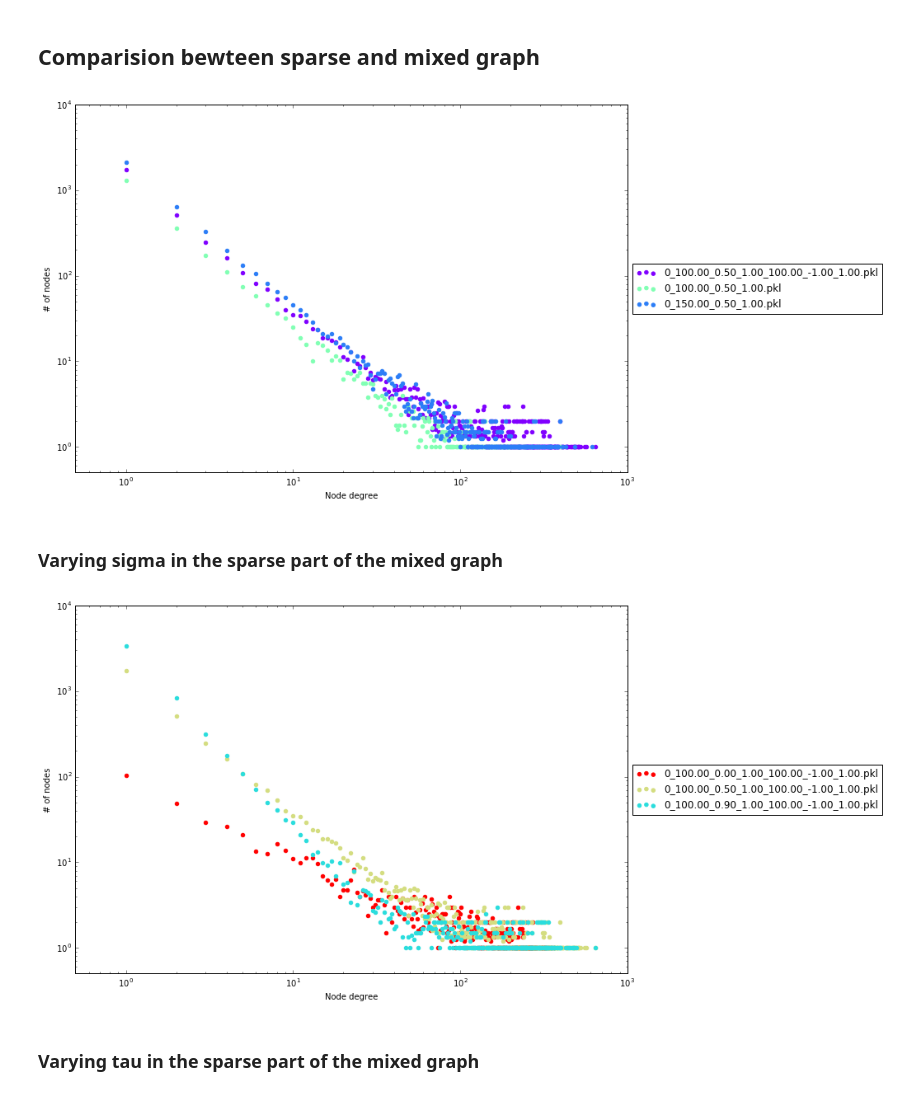
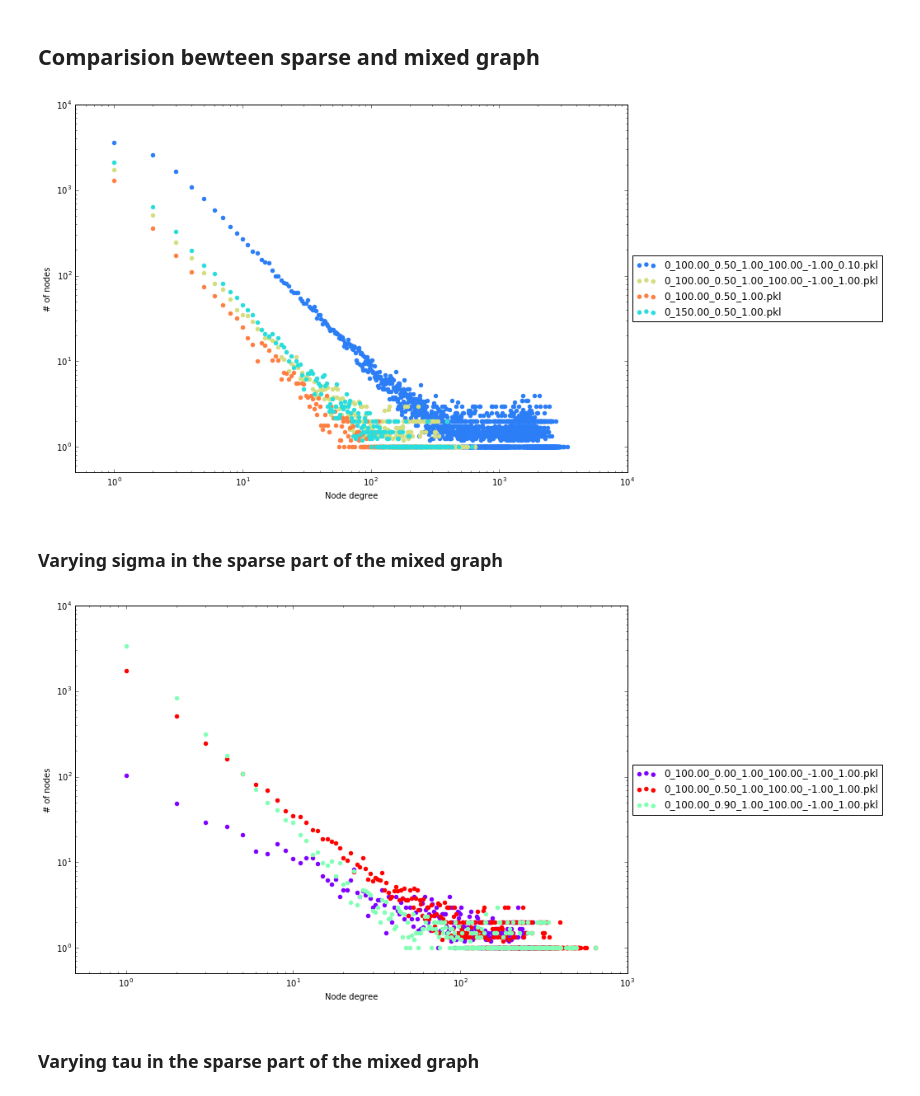
Before and after one commit to dongwookim-ml/sparse-graph-prior, a Jupyter notebook: notebooks/CompareSparseMixtureGraph.ipynb, the cells around one changed output. Saved outputs shown, nothing was run; the diff lists cells and outputs as text; code cells hidden in the pictures.

```diff
--- a/notebooks/CompareSparseMixtureGraph.ipynb
+++ b/notebooks/CompareSparseMixtureGraph.ipynb
@@ -79,37 +79,35 @@ def degree_dist(graph):
 # %%
 alpha = 100
 sigma = 0.5
 tau = 1
 d_alpha = 100
 d_sigma = -1
-d_tau = 1
-d_taus = [1]
+d_taus = [0.1, 1]
 n_samples = 5
 
 plt.figure(figsize=(12, 8))
-path_list = list()
-for i in range(n_samples):
-    path_list.append(os.path.join(mdest, m_f % (i, alpha, sigma, tau, d_alpha, d_sigma, d_tau)))
-ddist = avg_degree_dist(path_list)
-scatter(ddist, path_list[0], next(colors))
+for d_tau in d_taus:
+    path_list = [os.path.join(mdest, m_f % (i, alpha, sigma, tau, d_alpha, d_sigma, d_tau)) for i in range(n_samples)]
+    ddist = avg_degree_dist(path_list)
+    scatter(ddist, path_list[0], next(colors))
 
 alphas = [100, 150]
 for alpha in alphas:
     path_list = list()
     for i in range(n_samples):
         path_list.append(os.path.join(sdest, s_f % (i, alpha, sigma, tau)))
     ddist = avg_degree_dist(path_list)
     scatter(ddist, path_list[0], next(colors))
 
 ax = plt.subplot()
 ax.set_xscale("log")
 ax.set_yscale("log")
 ax.legend(loc='center left', bbox_to_anchor=(1, 0.5))
 plt.ylabel('# of nodes')
 plt.xlabel('Node degree')
 plt.ylim(0.5); plt.xlim(0.5); plt.show()
 # %% [output]
-[figure, old version]
+[figure, new version]
 # %% [markdown]
 ### Varying sigma in the sparse part of the mixed graph
 # %%
@@ -122,9 +120,7 @@ d_tau = 1
 
 plt.figure(figsize=(12, 8))
 for sigma in sigmas:
-    path_list = list()
-    for i in range(n_samples):
-        path_list.append(os.path.join(mdest, m_f % (i, alpha, sigma, tau, d_alpha, d_sigma, d_tau)))
+    path_list = [os.path.join(mdest, m_f % (i, alpha, sigma, tau, d_alpha, d_sigma, d_tau)) for i in range(n_samples)]
     ddist = avg_degree_dist(path_list)
     scatter(ddist, path_list[0], next(colors))
 
@@ -136,7 +132,7 @@ plt.ylabel('# of nodes')
 plt.xlabel('Node degree')
 plt.ylim(0.5); plt.xlim(0.5); plt.show()
 # %% [output]
-[figure, old version]
+[figure, new version]
 # %% [markdown]
 ### Varying tau in the sparse part of the mixed graph
 # %%
```
Also changed, not shown: parts of 3 cells of this notebook.
